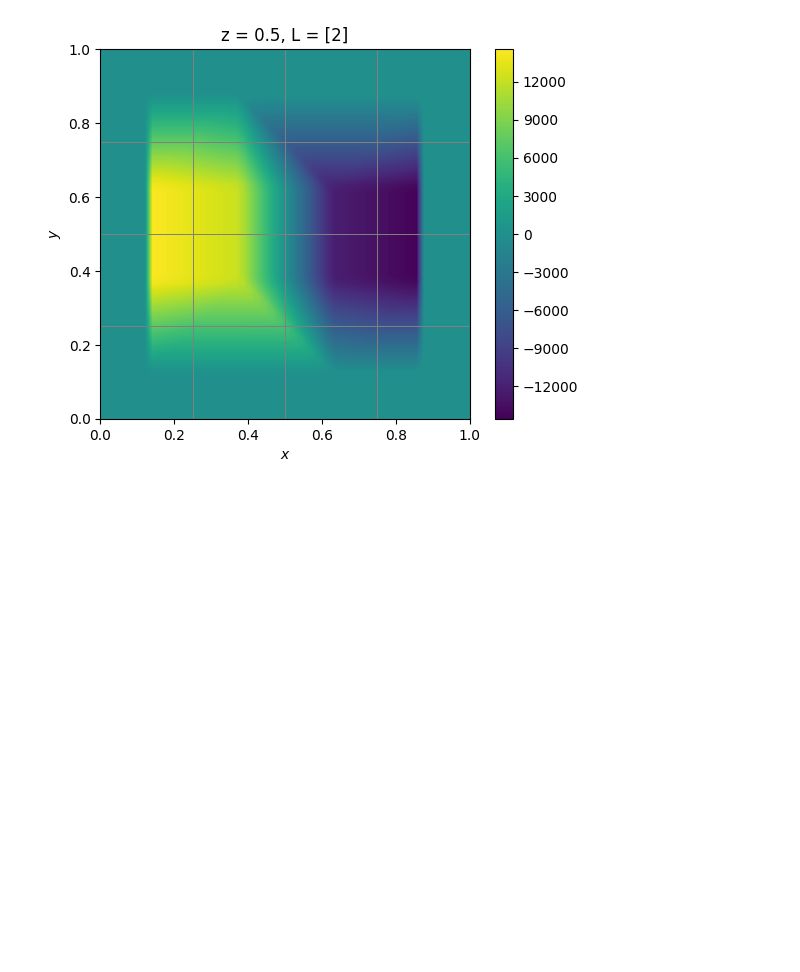
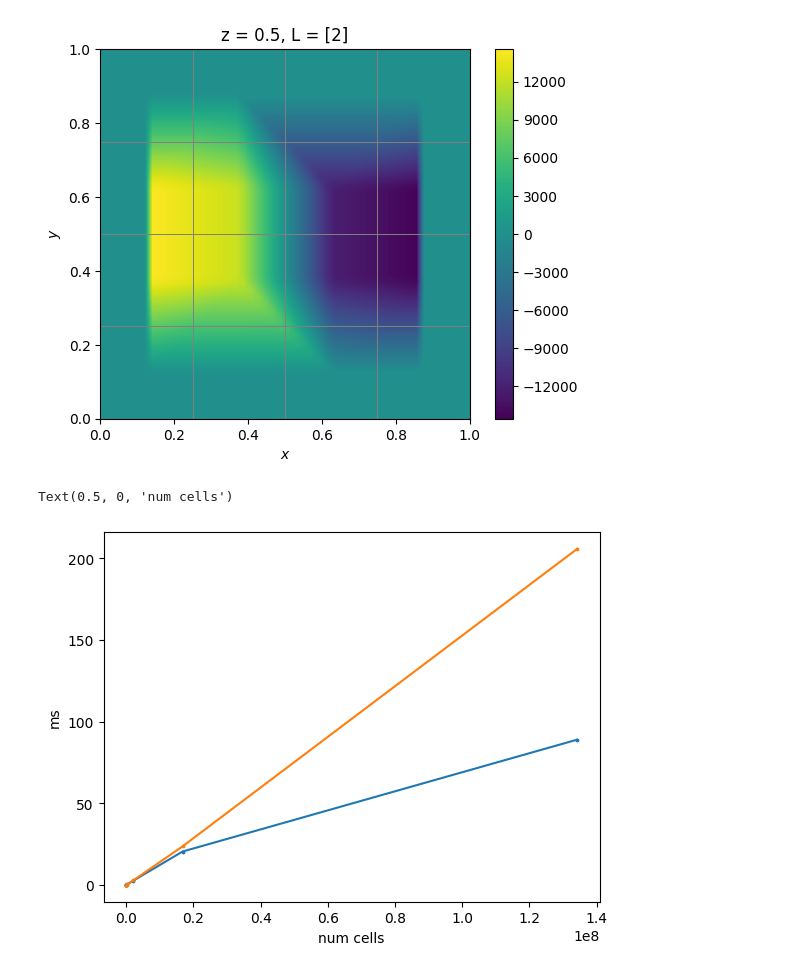
Before and after one commit to 314152718/amr-gpu, a Jupyter notebook: visualize.ipynb, the cells around one changed output. Cells and saved outputs as stored; diff of their text form; code cells hidden in the pictures; blank space fills up the shorter version.

```diff
--- a/visualize.ipynb
+++ b/visualize.ipynb
@@ -282,3 +283,18 @@ plt.show()
 plt.close()
 # %% [output]
 [figure]
+# %%
+times_matrix_df = pd.read_csv("time_matrix.csv")
+times_hashtable_df = pd.read_csv("time_hashtable.csv")
+times_matrix_df['num_cells'] = 2**(3*times_matrix_df.L)
+times_hashtable_df['num_cells'] = 2**(3*times_hashtable_df.L)
+
+plt.scatter(times_matrix_df.num_cells, times_matrix_df.dur_ms, s=3)
+plt.scatter(times_hashtable_df.num_cells, times_hashtable_df.dur_ms, s=3)
+plt.plot(times_matrix_df.num_cells, times_matrix_df.dur_ms)
+plt.plot(times_hashtable_df.num_cells, times_hashtable_df.dur_ms)
+plt.ylabel('ms')
+plt.xlabel('num cells')
+# %% [output]
+Text(0.5, 0, 'num cells')
+[figure, added]
```
Also changed, not shown: parts of 4 cells of this notebook.
